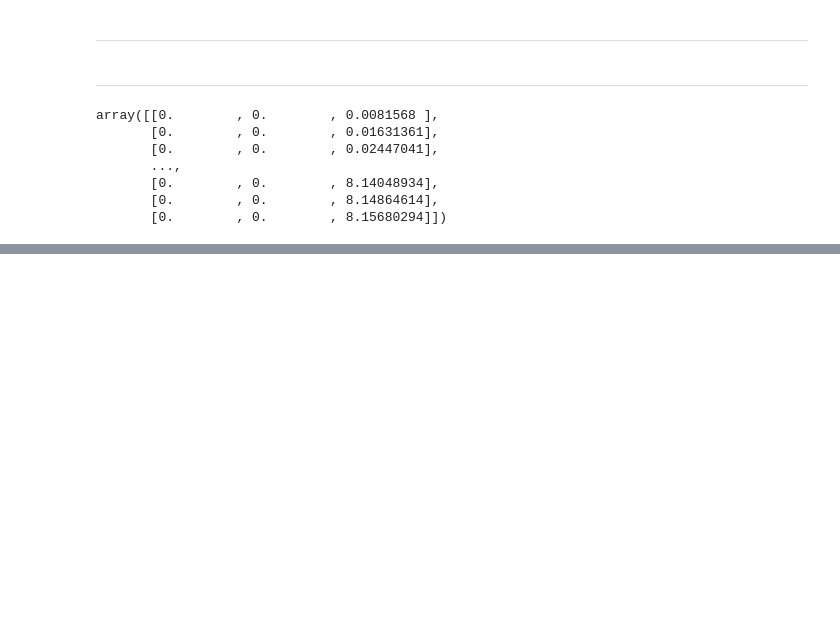
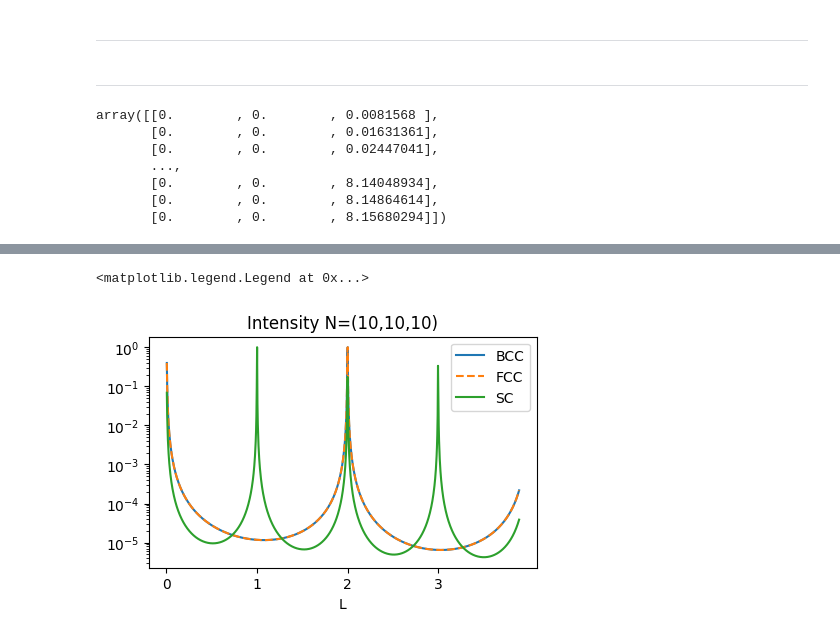
Before and after one commit to SeongSihun/CTR, a Jupyter notebook: Fixing.ipynb, the cells around one changed output, grey strips where cells are left out. Saved outputs shown, nothing was run; the diff lists cells and outputs as text; code cells hidden in the pictures; blank space fills up the shorter version.

```diff
--- a/Fixing.ipynb
+++ b/Fixing.ipynb
@@ -143,0 +173,23 @@ plt.legend()
+# %%
+bcc = BCC(abc=(3,3,3), AB=(O, O))
+fcc = FCC(abc=(3,3,3), X=O)
+sc  = SC(abc=(3,3,3), X=O)
+BCC = Film(bcc, (1,1,inf))
+FCC = Film(fcc, (1,1,inf))
+SC = Film(sc, (1,1,inf))
+# %%
+plt.close()
+plt.figure(figsize=(5,3))
+plt.title('Intensity N=(10,10,10)')
+plt.semilogy(XRD.HKL(sc)[:,2], BCC|XRD, label='BCC')
+plt.semilogy(XRD.HKL(sc)[:,2], FCC|XRD, label='FCC', linestyle='--')
+plt.semilogy(XRD.HKL(sc)[:,2], SC|XRD, label='SC')
+# plt.plot(XRD.qz, TEST|XRD, label='sto(β=120°)', color='#800020')
+# plt.xlim([0.2, 8])
+# plt.xlabel('$q_z$')
+plt.xlabel('L')
+plt.xticks(range(4))
+plt.legend()
+# %% [output]
+<matplotlib.legend.Legend at 0x...>
+[figure, added]
```
Also changed, not shown: parts of 10 cells of this notebook, 6 other files.
